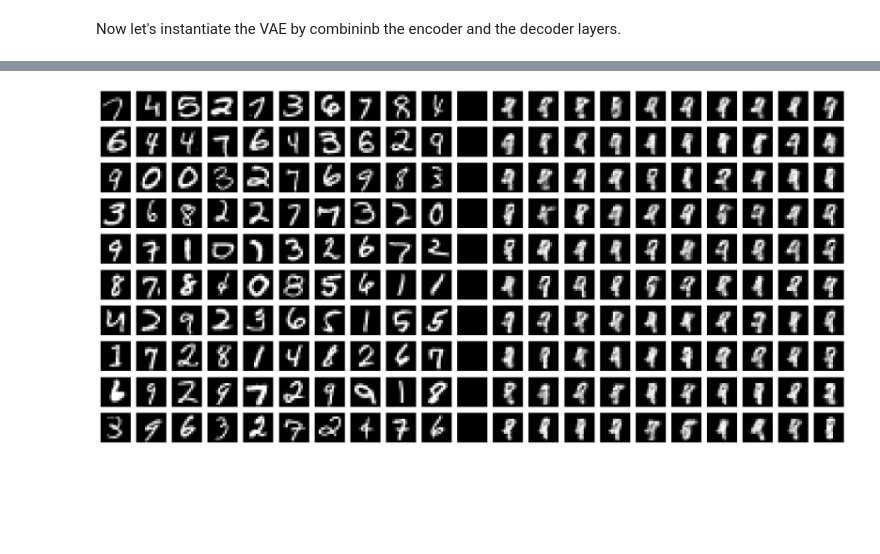
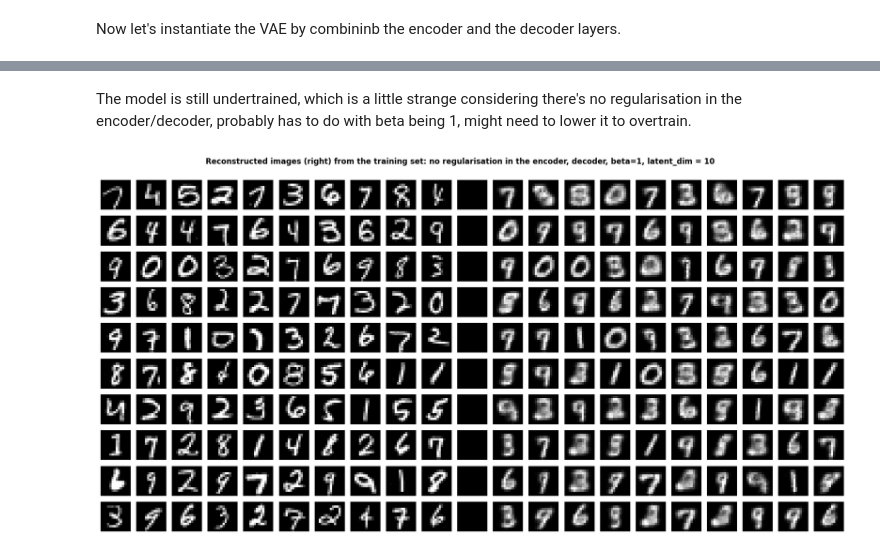
Before and after one commit to AtSourav/Beta-VAE-on-MNIST, a Jupyter notebook: temp.ipynb, the cells around one changed output, grey strips where cells are left out. Saved outputs shown, nothing was run; the diff lists cells and outputs as text; code cells hidden in the pictures; blank space fills up the shorter version.

Commit message:
It's doing quite well now, after 40 epochs, still can't overtrain it though

```diff
--- a/temp.ipynb
+++ b/temp.ipynb
@@ -52,26 +58,26 @@ encoder_input = keras.Input(shape=input_size)
 x = layers.Conv2D(10, 2, padding="valid")(encoder_input)
 x = layers.MaxPooling2D(pool_size=(2, 2), strides=None, padding="same")(x)    # with strides=None this defaults to pool_size
 #x = layers.SpatialDropout2D(0.01)(x)
-x = layers.BatchNormalization(axis=-1)(x) # the default data_format in the conv2d is "channels last", we want to normalize across the channels, hence we set axis=-1
+#x = layers.BatchNormalization(axis=-1)(x) # the default data_format in the conv2d is "channels last", we want to normalize across the channels, hence we set axis=-1
 x = layers.ReLU()(x)
 
 x = layers.Conv2D(30, 2, padding="valid")(x)
 x = layers.MaxPooling2D(pool_size=(2, 2), strides=(2,2), padding="valid")(x)
 #x = layers.SpatialDropout2D(0.01)(x)
-x = layers.BatchNormalization(axis=-1)(x)
+#x = layers.BatchNormalization(axis=-1)(x)
 x = layers.ReLU()(x)
 
 x = layers.Conv2D(50, 2, padding="valid")(x)
 x = layers.MaxPooling2D(pool_size=(2, 2), strides=(1,1), padding="valid")(x)
 #x = layers.SpatialDropout2D(0.001)(x)
-x = layers.BatchNormalization(axis=-1)(x)
+#x = layers.BatchNormalization(axis=-1)(x)
 x = layers.ReLU()(x)
 
 x = layers.Flatten()(x)
 
 #x = layers.Dense(8*latent_dim)(x)
-x = layers.Dense(2*latent_dim, kernel_regularizer=l2_reg)(x)
-x = layers.BatchNormalization(axis=-1)(x)
+x = layers.Dense(2*latent_dim)(x)
+#x = layers.BatchNormalization(axis=-1)(x)
 x = layers.ReLU()(x)
 
 z_mean = layers.Dense(latent_dim, name="z_mean")(x)
@@ -111,33 +115,33 @@ The number of trainable parameters might just be too big for the dataset, possib
 # %%
 latent_input = keras.Input(shape=(latent_dim,))
 
-x = layers.Dense(2*latent_dim, kernel_regularizer=l2_reg)(latent_input)
-x = layers.BatchNormalization(axis=-1)(x)
+x = layers.Dense(2*latent_dim)(latent_input)
+#x = layers.BatchNormalization(axis=-1)(x)
 x = layers.ReLU()(x
                   )
-x = layers.Dense(30,kernel_regularizer=l2_reg)(x)
-x = layers.BatchNormalization(axis=-1)(x)
+x = layers.Dense(30)(x)
+#x = layers.BatchNormalization(axis=-1)(x)
 x = layers.ReLU()(x)
 
-x = layers.Dense(50,kernel_regularizer=l2_reg)(x)
-x = layers.BatchNormalization(axis=-1)(x)
+x = layers.Dense(50)(x)
+# = layers.BatchNormalization(axis=-1)(x)
 x = layers.ReLU()(x)
 
 x = layers.Reshape((1,1,50))(x)
 
 x = layers.Conv2DTranspose(30, 2, strides=2, padding='same')(x)
 #x = layers.SpatialDropout2D(0.001)(x)
-x = layers.BatchNormalization()(x)
+#x = layers.BatchNormalization()(x)
 x = layers.ReLU()(x)
 
 x = layers.Conv2DTranspose(20, 2, strides=2, padding='same')(x)
 #x = layers.SpatialDropout2D(0.01)(x)
-x = layers.BatchNormalization()(x)
+#x = layers.BatchNormalization()(x)
 x = layers.ReLU()(x)
 
 x = layers.Conv2DTranspose(10, 2, strides=2, padding='same')(x)
 #x = layers.SpatialDropout2D(0.01)(x)
-x = layers.BatchNormalization()(x)
+#x = layers.BatchNormalization()(x)
 x = layers.MaxPooling2D(pool_size=(2, 2), strides=(1,1), padding="valid")(x)
 x = layers.ReLU()(x)
 
@@ -287,27 +247,33 @@ plot_latent_space(n=4,scale = 1,figsize=5)
+# %% [markdown]
+The model is still undertrained, which is a little strange considering there's no regularisation in the encoder/decoder, probably has to do with beta being 1, might need to lower it to overtrain.
 # %%
 np.random.seed(111)
 
 tr_tg_indices = np.random.randint(0,60000,size = 100)
 img_train_sample = tf.convert_to_tensor(np.array(img_train)[tr_tg_indices])
 _,_,z_train_sample = encoder(img_train_sample)
 img_recon_train = decoder(z_train_sample)
 
 digits_train_recon = plt.figure(figsize=(21,10))    # we leave one column of difference between the 10x10 grid of training images and 10x10 of validation images
                                         # it's weird that the order of axes in figsize is the opposite to that in add_subplot
+digits_train_recon.suptitle('Reconstructed images (right) from the training set after 15 epochs: no regularisation in the encoder, decoder, beta=1, latent_dim = 10', fontweight= 'bold', y=0.93)
+
+digits_train_recon.tight_layout()
+
 for i in range(210):
   digits_train_recon.add_subplot(10,21,i+1)
   j = int(np.floor(i/21))
   if (i%21) <10:
     img = img_train[tr_tg_indices[j*10 + (i%21)]]
     plt.imshow(img, cmap='gray')
     plt.axis('off')
   elif (i%21)==10:
     img = np.ones((14,14,1))
     plt.imshow(img, cmap='gray')
     plt.axis('off')
   else:
-    img = img_recon_train[j*10 + (i%21) - 12]
+    img = img_recon_train[j*10 + (i%21) - 11]
     plt.imshow(img, cmap='gray')
     plt.axis('off')
 # %% [output]
-[figure, old version]
+[figure, new version]
```
Also changed, not shown: parts of 25 cells of this notebook.
